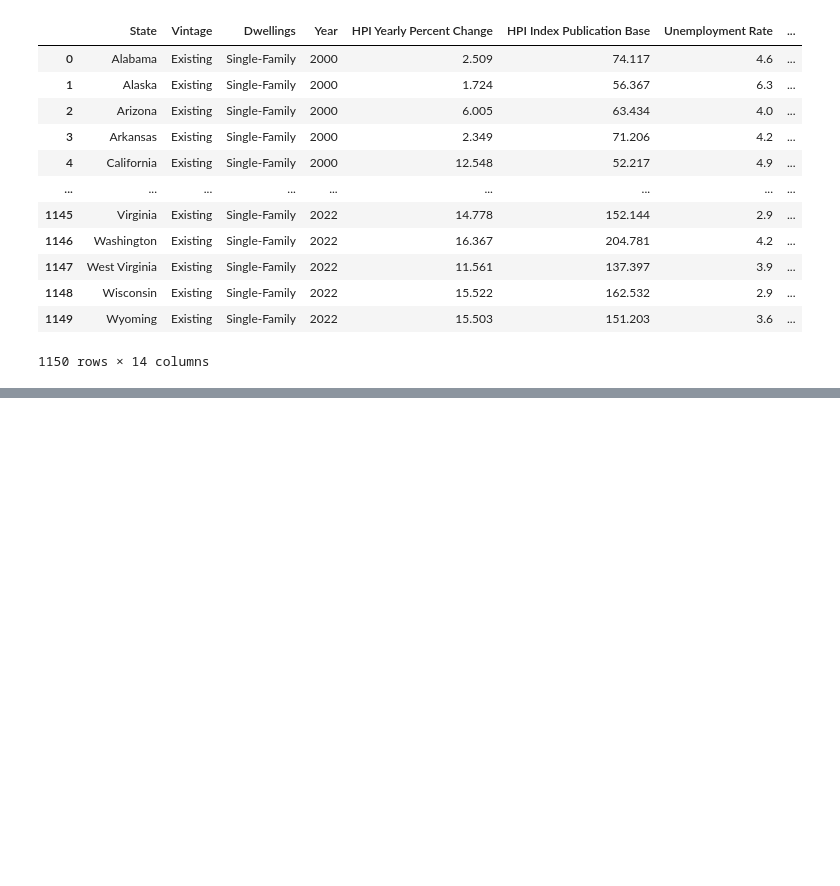
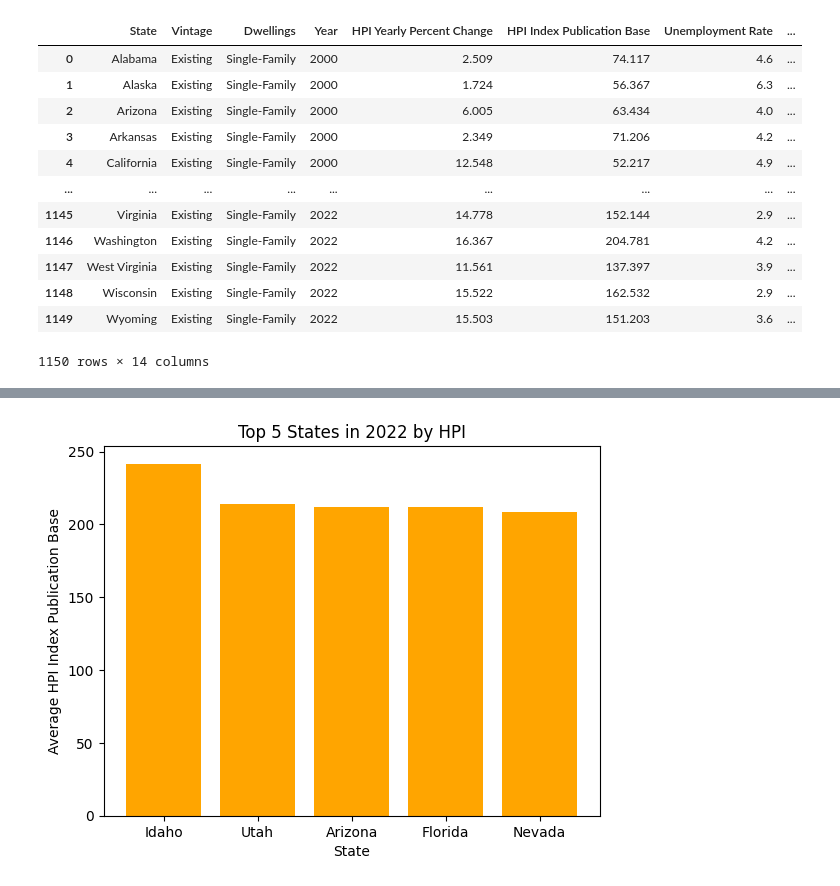
Before and after one commit to MegRob050/Projects, a Jupyter notebook: Inflation, HPI, and Unemployement.ipynb, the cells around one changed output, grey strips where cells are left out. Cells and saved outputs as stored; diff of their text form; code cells hidden in the pictures; blank space fills up the shorter version.

```diff
--- a/Inflation, HPI, and Unemployement.ipynb
+++ b/Inflation, HPI, and Unemployement.ipynb
@@ -274,0 +314,16 @@ final_merge
+# %%
+## Bar Chart 2
+# Used to determine the top 5 states in 2022 by HPI
+
+Year_2022 = Final_Project_File[Final_Project_File['Year'] == 2022]
+State_Average_2022 = Year_2022.groupby('State')['HPI Index Publication Base'].mean()
+Top_5 = State_Average_2022.nlargest(5)
+
+plt.bar(Top_5.index, Top_5.values, color = 'orange')
+plt.xlabel('State')
+plt.ylabel('Average HPI Index Publication Base')
+plt.title('Top 5 States in 2022 by HPI')
+
+plt.show()
+# %% [output]
+[figure, added]
```
Also changed, not shown: parts of 15 cells of this notebook, 1 other file.
